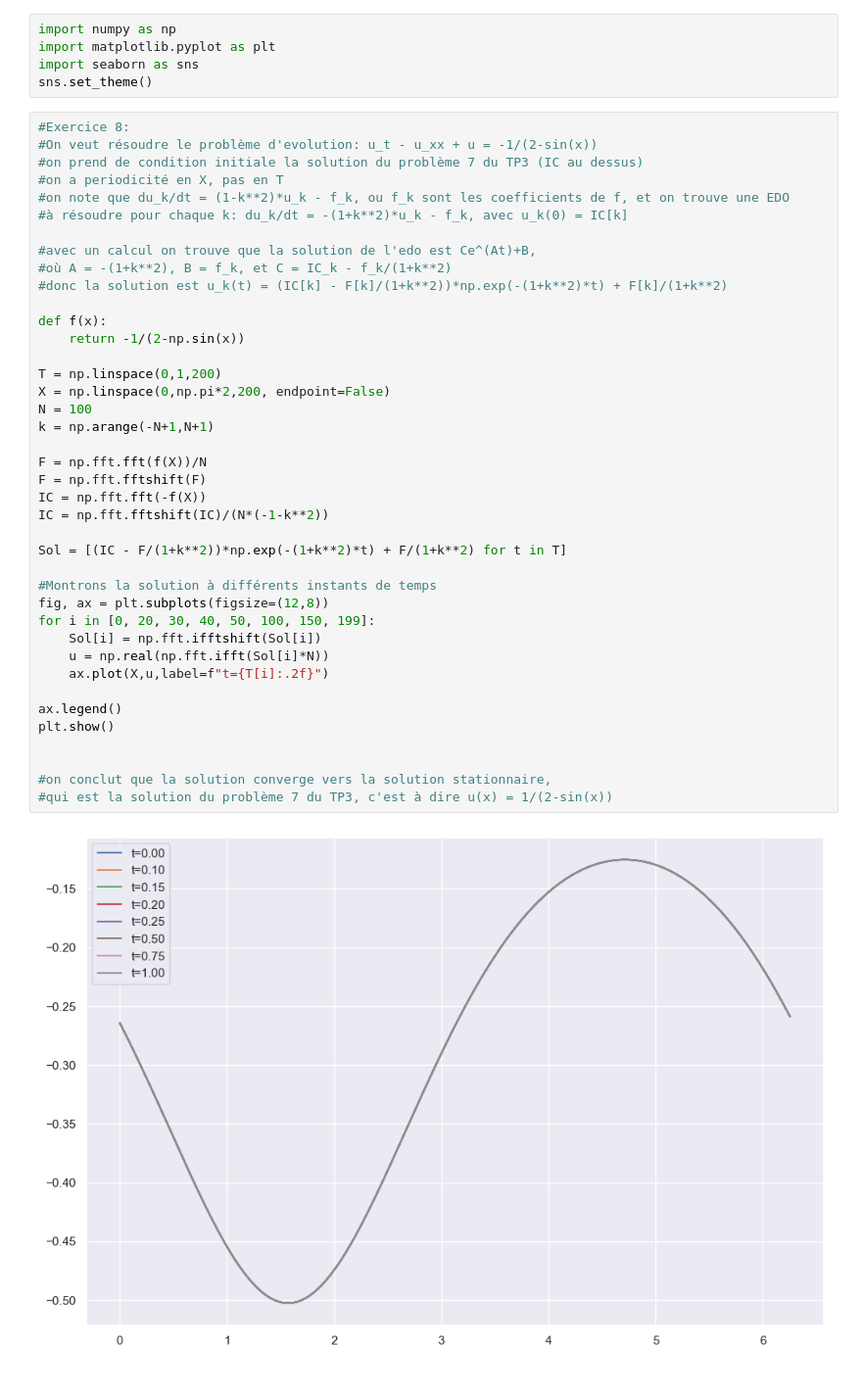
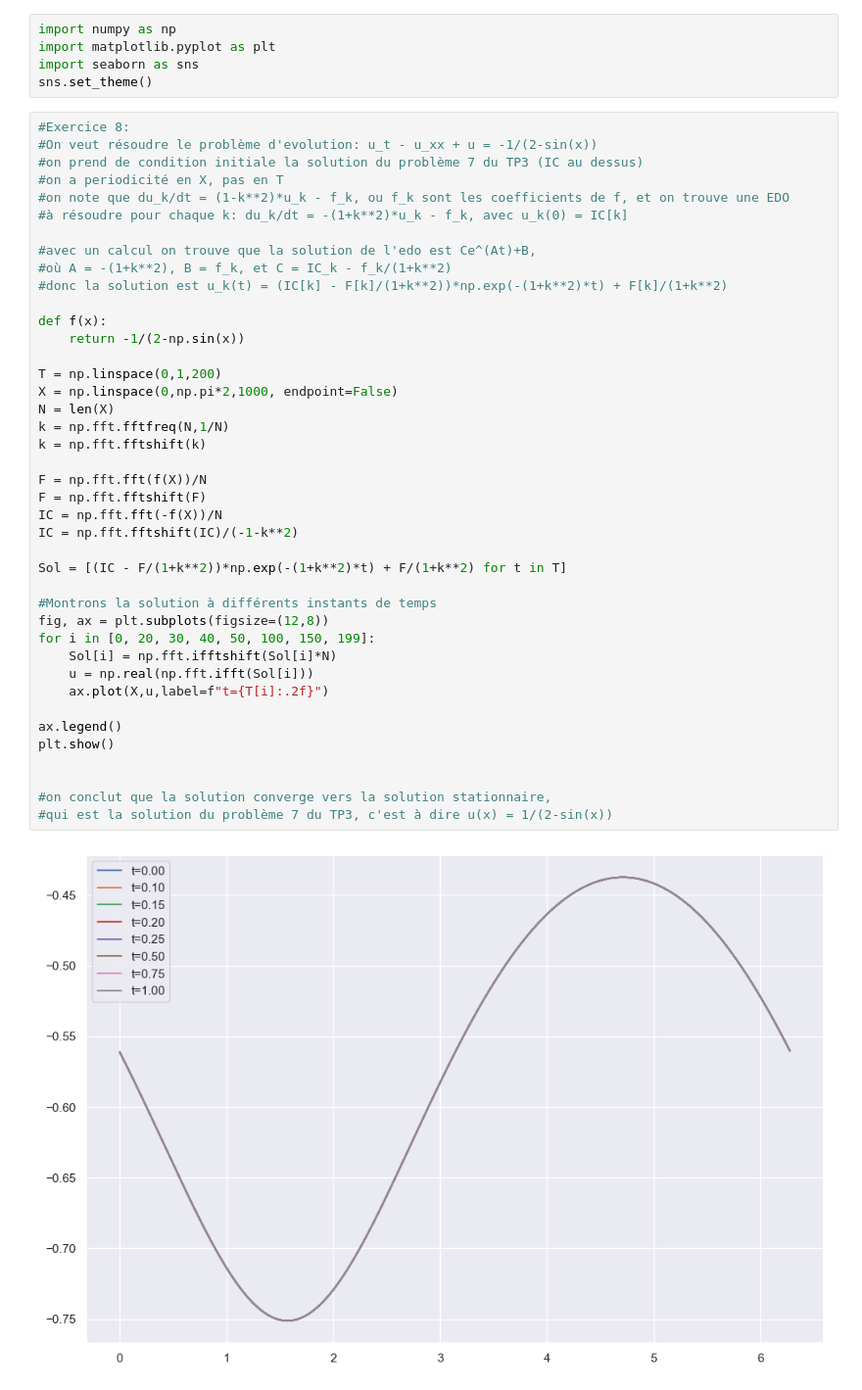
Before and after one commit to PolTibau/Fourier-Discrete, a Jupyter notebook: TP/TP4.ipynb, the cells around one changed output. Shown at 98% size. Saved outputs shown, nothing was run; the diff lists cells and outputs as text.

```diff
--- a/TP/TP4.ipynb
+++ b/TP/TP4.ipynb
@@ -12,38 +12,39 @@ sns.set_theme()
 #on a periodicité en X, pas en T
 #on note que du_k/dt = (1-k**2)*u_k - f_k, ou f_k sont les coefficients de f, et on trouve une EDO
 #à résoudre pour chaque k: du_k/dt = -(1+k**2)*u_k - f_k, avec u_k(0) = IC[k]
 
 #avec un calcul on trouve que la solution de l'edo est Ce^(At)+B,
 #où A = -(1+k**2), B = f_k, et C = IC_k - f_k/(1+k**2)
 #donc la solution est u_k(t) = (IC[k] - F[k]/(1+k**2))*np.exp(-(1+k**2)*t) + F[k]/(1+k**2)
 
 def f(x):
     return -1/(2-np.sin(x))
 
 T = np.linspace(0,1,200)
-X = np.linspace(0,np.pi*2,200, endpoint=False)
-N = 100
-k = np.arange(-N+1,N+1)
+X = np.linspace(0,np.pi*2,1000, endpoint=False)
+N = len(X)
+k = np.fft.fftfreq(N,1/N)
+k = np.fft.fftshift(k)
 
 F = np.fft.fft(f(X))/N
 F = np.fft.fftshift(F)
-IC = np.fft.fft(-f(X))
-IC = np.fft.fftshift(IC)/(N*(-1-k**2))
+IC = np.fft.fft(-f(X))/N
+IC = np.fft.fftshift(IC)/(-1-k**2)
 
 Sol = [(IC - F/(1+k**2))*np.exp(-(1+k**2)*t) + F/(1+k**2) for t in T]
 
 #Montrons la solution à différents instants de temps
 fig, ax = plt.subplots(figsize=(12,8))
 for i in [0, 20, 30, 40, 50, 100, 150, 199]:
-    Sol[i] = np.fft.ifftshift(Sol[i])
-    u = np.real(np.fft.ifft(Sol[i]*N))
+    Sol[i] = np.fft.ifftshift(Sol[i]*N)
+    u = np.real(np.fft.ifft(Sol[i]))
     ax.plot(X,u,label=f"t={T[i]:.2f}")
 
 ax.legend()
 plt.show()
 
 
 #on conclut que la solution converge vers la solution stationnaire,
 #qui est la solution du problème 7 du TP3, c'est à dire u(x) = 1/(2-sin(x))
 # %% [output]
-[figure, old version]
+[figure, new version]
```
Also changed, not shown: parts of 2 cells of this notebook, 1 other file.
